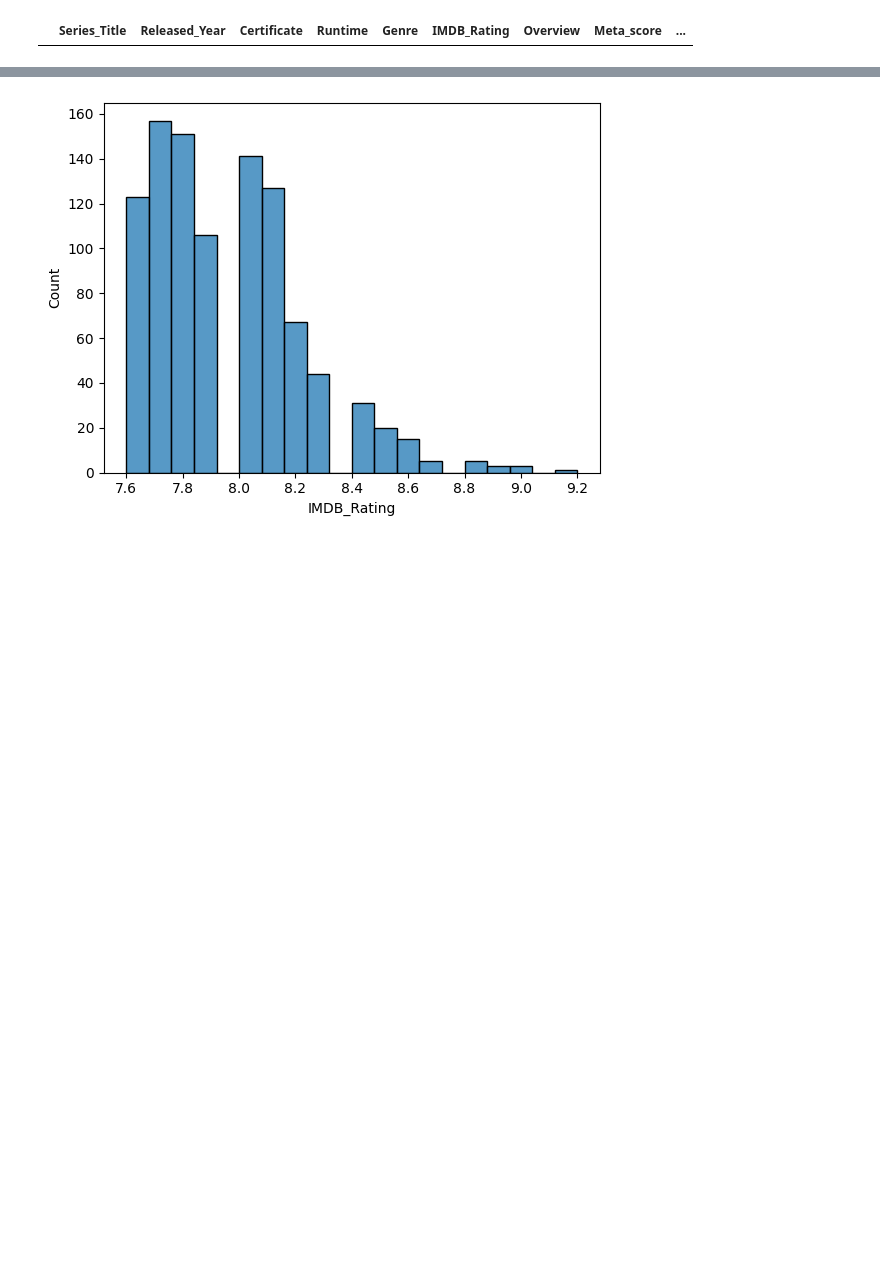
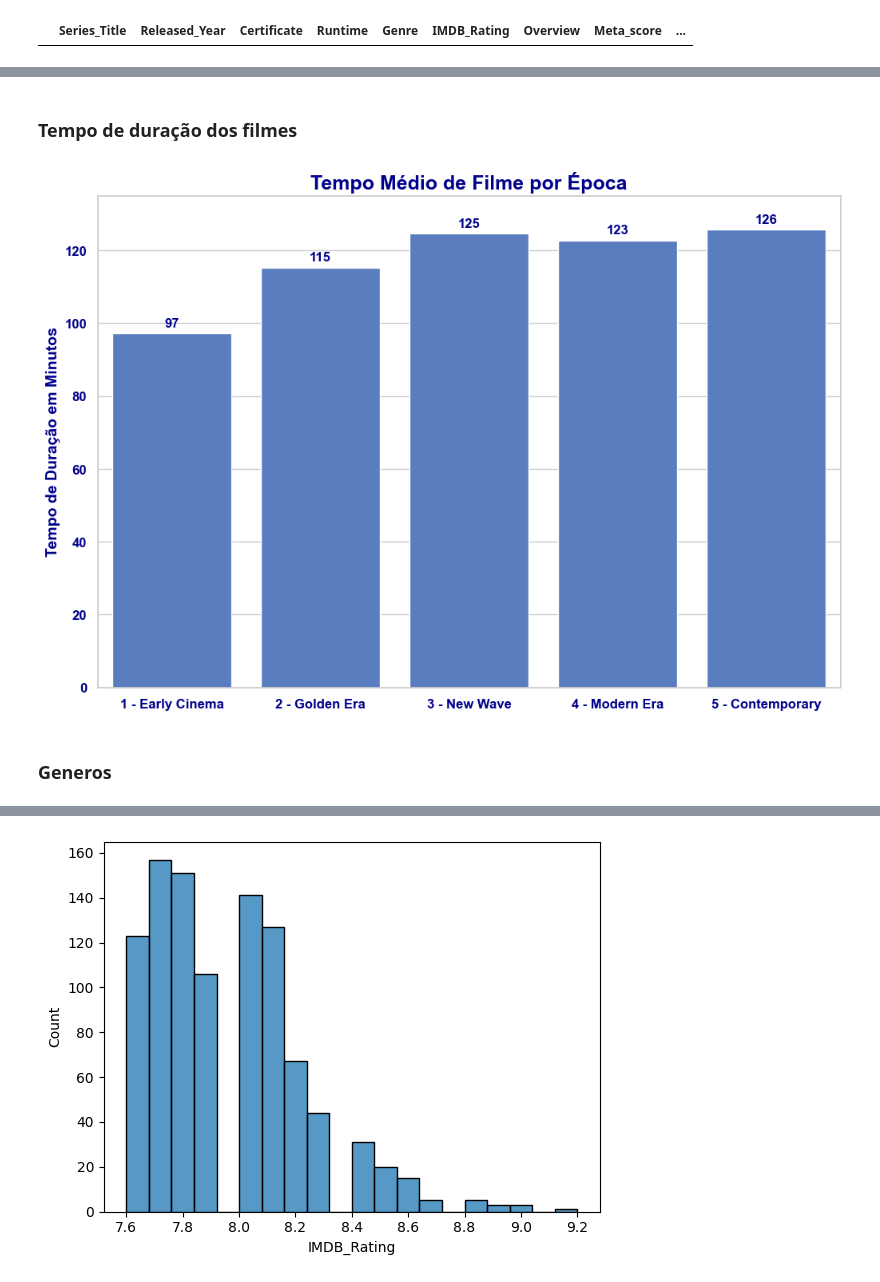
Before and after one commit to AurelioGuilherme/Desafio_Ciencia_de_Dados, a Jupyter notebook: Notebooks/EDA.ipynb, the cells around one changed output, grey strips where cells are left out. Saved outputs shown, nothing was run; the diff lists cells and outputs as text; code cells hidden in the pictures; blank space fills up the shorter version.

```diff
--- a/Notebooks/EDA.ipynb
+++ b/Notebooks/EDA.ipynb
@@ -432,0 +513,17 @@ interactive(children=(Dropdown(description='cetificate', options=('G', '16', 'A'
+# %% [markdown]
+### Tempo de duração dos filmes
+# %%
+df_groupby = df.groupby('Year_Tag').agg(tempo_medio_de_filme = ("Runtime", "mean"))
+
+
+barplot_custom(df_groupby,
+               col_x= 'Year_Tag',
+               col_y = 'tempo_medio_de_filme',
+               title="Tempo Médio de Filme por Época",
+               y_label='Tempo de Duração em Minutos',
+               bar_anotate = True,
+               y_lim=[0,135])
+# %% [output]
+[figure, added]
+# %% [markdown]
+### Generos
```
Also changed, not shown: parts of 29 cells of this notebook.
